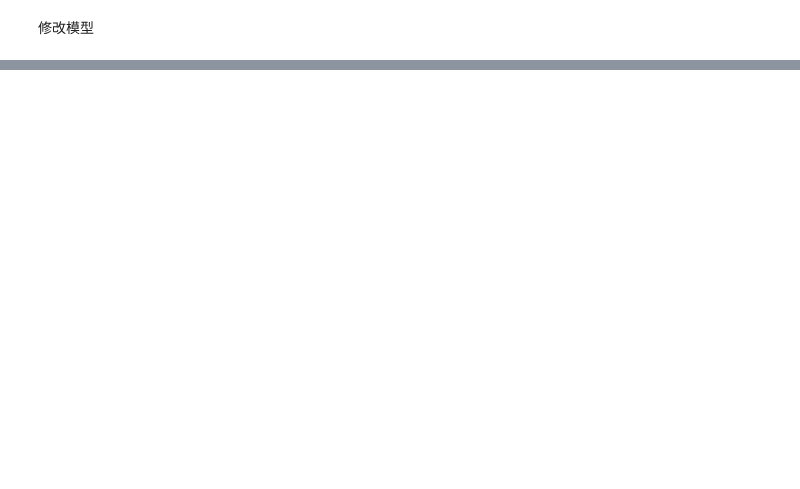
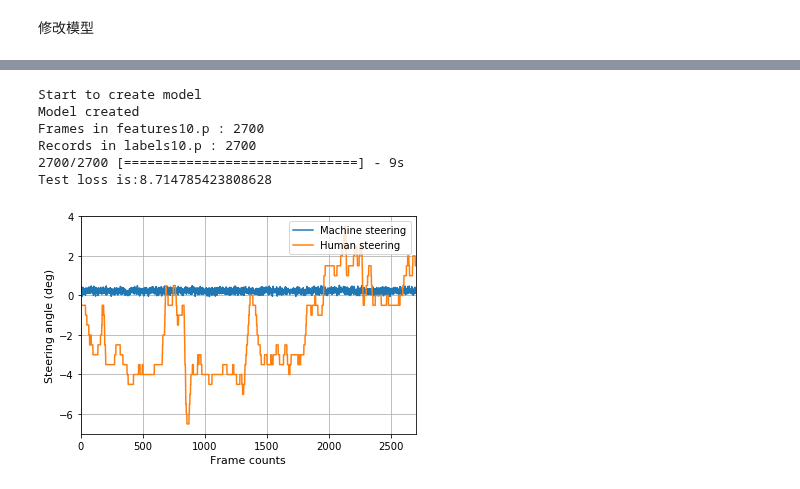
Before and after one commit to gdefenser/MyUdacity, a Jupyter notebook: CourseProjects/MLA_P7_DeepTesla/code.ipynb, the cells around one changed output, grey strips where cells are left out. Cells and saved outputs as stored; diff of their text form; code cells hidden in the pictures; blank space fills up the shorter version.

```diff
--- a/CourseProjects/MLA_P7_DeepTesla/code.ipynb
+++ b/CourseProjects/MLA_P7_DeepTesla/code.ipynb
@@ -254,0 +269,43 @@ KeyboardInterrupt:
+# %%
+import utils
+import matplotlib.pyplot as plt
+
+model = get_nvidia_model_2()
+features_file = utils.join_dir(params.pickle_dir,'features10.p')
+labels_file = utils.join_dir(params.pickle_dir,'labels10.p')
+
+features = processor.load_features(features_file,10)
+labels = processor.load_labels(labels_file,10)
+
+features = np.array(features)
+labels = np.array(labels)
+labels = np.reshape(labels,(len(labels),1))
+
+
+loss= model.evaluate(features, labels, batch_size=256, verbose=1)
+print('Test loss is:{}'.format(loss))
+
+
+maching_labels = model.predict(features, batch_size=128, verbose=0)
+
+human_lanels=labels
+
+plt.figure
+plt.plot(maching_labels)
+plt.plot(labels)
+plt.ylabel('Steering angle (deg)', fontsize=11)
+plt.xlabel('Frame counts', fontsize=11)
+plt.legend(['Machine steering', 'Human steering'], loc='upper right')
+plt.xlim((0,2700))
+#plt.xticks(np.arange(0, 21, 5))
+plt.grid()
+#plt.savefig(img_dir + "/result.png", dpi=300)
+plt.show()
+# %% [output]
+Start to create model
+Model created
+Frames in features10.p : 2700
+Records in labels10.p : 2700
+2700/2700 [==============================] - 9s
+Test loss is:8.714785423808628
+[figure, added]
```
Also changed, not shown: parts of 5 cells of this notebook, 2 other files.
